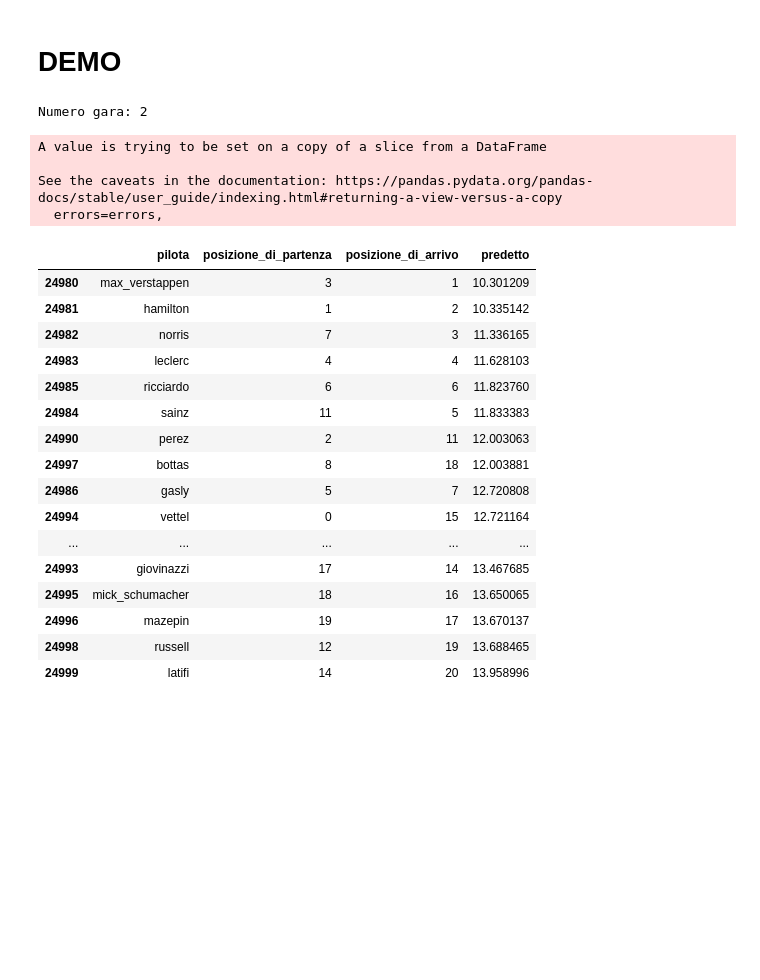
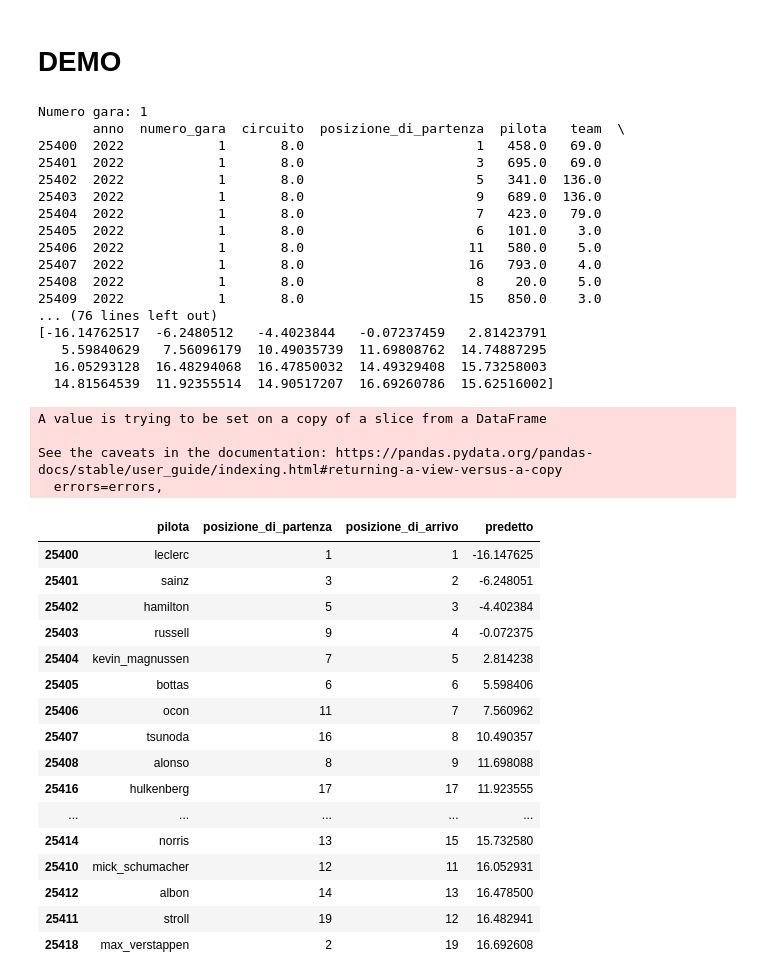
Before and after one commit to giorgio-angelo-esposito/F1WP, a Jupyter notebook: F1WP.ipynb, the cells around one changed output. Saved outputs shown, nothing was run; the diff lists cells and outputs as text; code cells hidden in the pictures; blank space fills up the shorter version.

```diff
--- a/F1WP.ipynb
+++ b/F1WP.ipynb
@@ -1526,42 +1547,60 @@ Risultati classificazione: {'Regressione logistica': 12.045454545454545, 'Alberi
 # %%
 input_round = int(input('Numero gara: '))
 
 #estrapoliamo i dati su cui fare la predizione
-df = F1WP_copy[(F1WP_copy['numero_gara'] == input_round) & (F1WP_copy['anno'] == 2021)]
+df = F1WP_copy[(F1WP_copy['numero_gara'] == input_round) & (F1WP_copy['anno'] == 2022)]
 
 #creiamo il dataframe per visualizzare i risultati
 prediction_df = pd.DataFrame()
-prediction_df['pilota'] = F1WP[(F1WP['numero_gara'] == input_round) & (F1WP['anno'] == 2021)]['pilota']
+prediction_df['pilota'] = F1WP[(F1WP['numero_gara'] == input_round) & (F1WP['anno'] == 2022)]['pilota']
 prediction_df['posizione_di_partenza'] = df['posizione_di_partenza']
 prediction_df['posizione_di_arrivo'] = df['posizione_di_arrivo']
-
 #effettuiamo la predizione
 df.drop(columns=['posizione_di_arrivo'],inplace=True)
+print(df)
+
 prediction_df['predetto'] = model.predict(df.values)
+print(model.predict(df.values))
 prediction_df.sort_values('predetto',inplace = True)
 
 #visualizziamo i risultati
 prediction_df
 # %% [output]
-Numero gara: 2
+Numero gara: 1
+       anno  numero_gara  circuito  posizione_di_partenza  pilota   team  \
+25400  2022            1       8.0                      1   458.0   69.0
+25401  2022            1       8.0                      3   695.0   69.0
+25402  2022            1       8.0                      5   341.0  136.0
+25403  2022            1       8.0                      9   689.0  136.0
+25404  2022            1       8.0                      7   423.0   79.0
+25405  2022            1       8.0                      6   101.0    3.0
+25406  2022            1       8.0                     11   580.0    5.0
+25407  2022            1       8.0                     16   793.0    4.0
+25408  2022            1       8.0                      8    20.0    5.0
+25409  2022            1       8.0                     15   850.0    3.0
+... (76 lines left out)
+[-16.14762517  -6.2480512   -4.4023844   -0.07237459   2.81423791
+   5.59840629   7.56096179  10.49035739  11.69808762  14.74887295
+  16.05293128  16.48294068  16.47850032  14.49329408  15.73258003
+  14.81564539  11.92355514  14.90517207  16.69260786  15.62516002]
 A value is trying to be set on a copy of a slice from a DataFrame
 
 See the caveats in the documentation: https://pandas.pydata.org/pandas-docs/stable/user_guide/indexing.html#returning-a-view-versus-a-copy
   errors=errors,
 |  | pilota | posizione_di_partenza | posizione_di_arrivo | predetto |
-| 24980 | max_verstappen | 3 | 1 | 10.301209 |
-| 24981 | hamilton | 1 | 2 | 10.335142 |
-| 24982 | norris | 7 | 3 | 11.336165 |
-| 24983 | leclerc | 4 | 4 | 11.628103 |
-| 24985 | ricciardo | 6 | 6 | 11.823760 |
-| 24984 | sainz | 11 | 5 | 11.833383 |
-| 24990 | perez | 2 | 11 | 12.003063 |
-| 24997 | bottas | 8 | 18 | 12.003881 |
-| 24986 | gasly | 5 | 7 | 12.720808 |
-| 24994 | vettel | 0 | 15 | 12.721164 |
+| 25400 | leclerc | 1 | 1 | -16.147625 |
+| 25401 | sainz | 3 | 2 | -6.248051 |
+| 25402 | hamilton | 5 | 3 | -4.402384 |
+| 25403 | russell | 9 | 4 | -0.072375 |
+| 25404 | kevin_magnussen | 7 | 5 | 2.814238 |
+| 25405 | bottas | 6 | 6 | 5.598406 |
+| 25406 | ocon | 11 | 7 | 7.560962 |
+| 25407 | tsunoda | 16 | 8 | 10.490357 |
+| 25408 | alonso | 8 | 9 | 11.698088 |
+| 25416 | hulkenberg | 17 | 17 | 11.923555 |
 | ... | ... | ... | ... | ... |
-| 24993 | giovinazzi | 17 | 14 | 13.467685 |
-| 24995 | mick_schumacher | 18 | 16 | 13.650065 |
-| 24996 | mazepin | 19 | 17 | 13.670137 |
-| 24998 | russell | 12 | 19 | 13.688465 |
-| 24999 | latifi | 14 | 20 | 13.958996 |
+| 25414 | norris | 13 | 15 | 15.732580 |
+| 25410 | mick_schumacher | 12 | 11 | 16.052931 |
+| 25412 | albon | 14 | 13 | 16.478500 |
+| 25411 | stroll | 19 | 12 | 16.482941 |
+| 25418 | max_verstappen | 2 | 19 | 16.692608 |
```
Also changed, not shown: parts of 2 cells of this notebook.
